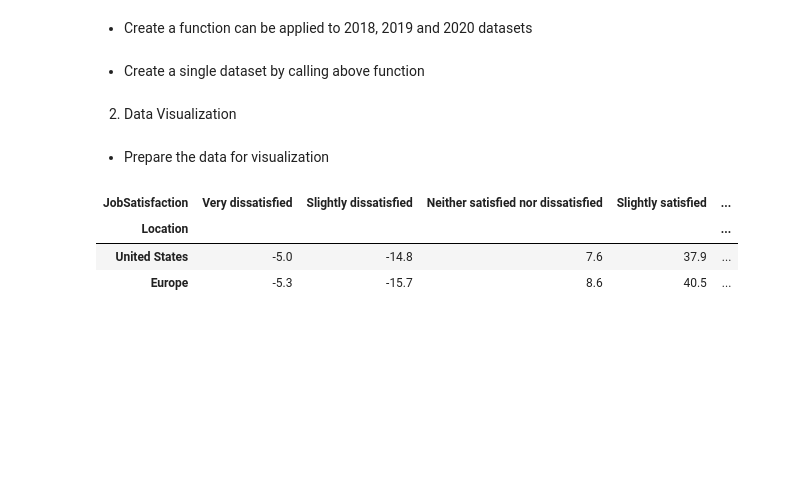
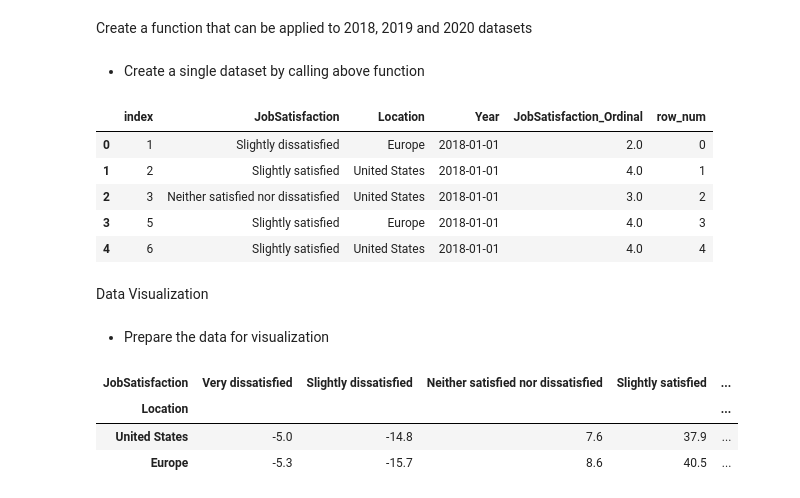
Before and after one commit to Lori-ml/Stackoverflow-Insights, a Jupyter notebook: data_exploration.ipynb, the cells around one changed output. Cells and saved outputs as stored; diff of their text form; code cells hidden in the pictures; blank space fills up the shorter version.

```diff
--- a/data_exploration.ipynb
+++ b/data_exploration.ipynb
@@ -21,5 +21,5 @@ warnings.filterwarnings("ignore")
 # %% [markdown]
-- Create a function can be applied to 2018, 2019 and 2020 datasets
+Create a function that can be applied to 2018, 2019 and 2020 datasets
 # %%
 def read_clean_data(year):
 
@@ -98,8 +102,17 @@ for i in years_list:
 
 #Create a new column in the dataset for row count
 df_all_jobsat["row_num"] = np.arange(df_all_jobsat.shape[0])
-# %% [markdown]
-2. Data Visualization
+# %%
+df_all_jobsat.head()
+# %% [output]
+|  | index | JobSatisfaction | Location | Year | JobSatisfaction_Ordinal | row_num |
+| 0 | 1 | Slightly dissatisfied | Europe | 2018-01-01 | 2.0 | 0 |
+| 1 | 2 | Slightly satisfied | United States | 2018-01-01 | 4.0 | 1 |
+| 2 | 3 | Neither satisfied nor dissatisfied | United States | 2018-01-01 | 3.0 | 2 |
+| 3 | 5 | Slightly satisfied | Europe | 2018-01-01 | 4.0 | 3 |
+| 4 | 6 | Slightly satisfied | United States | 2018-01-01 | 4.0 | 4 |
+# %% [markdown]
+Data Visualization
 # %% [markdown]
 - Prepare the data for visualization
 # %%
```
Also changed, not shown: parts of 12 cells of this notebook.
